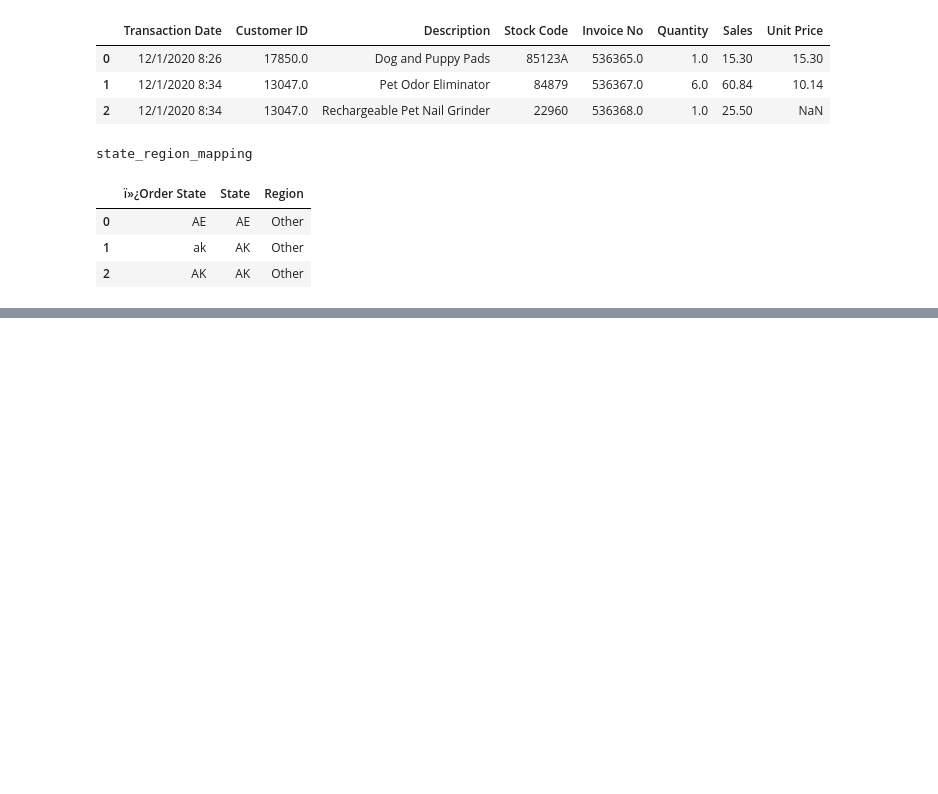
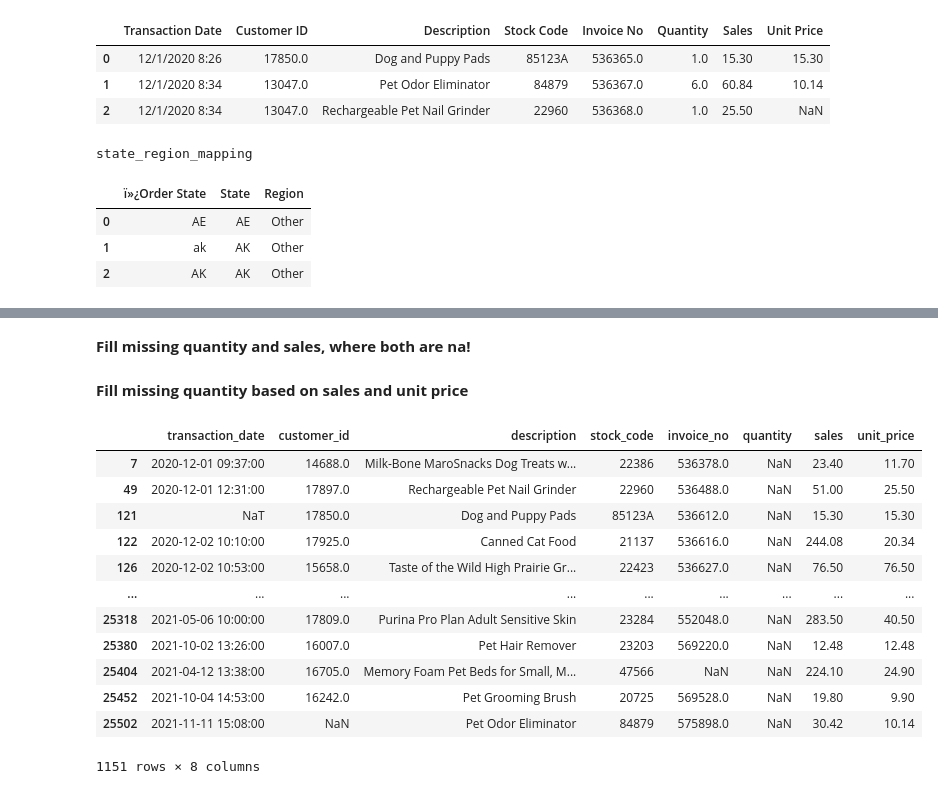
Before and after one commit to bfreiheit/shipping-cost-analysis, a Jupyter notebook: notebooks/etl.ipynb, the cells around one changed output, grey strips where cells are left out. Drawn from its saved outputs; the diff is of its cells as text; code cells hidden in the pictures; blank space fills up the shorter version.

```diff
--- a/notebooks/etl.ipynb
+++ b/notebooks/etl.ipynb
@@ -83,0 +263,41 @@ state = dataframes[file_names[3]]
+# %%
+# first convert 0 values to NA
+transactions["unit_price"] = transactions["unit_price"].apply(lambda x: np.nan if x == 0 else x)
+# %%
+# mapping: only stock code with valid min price
+valid_prices = transactions.dropna(subset=["stock_code", "unit_price"])
+price_map = valid_prices.groupby("stock_code")["unit_price"].min().to_dict()
+
+# fill missing unit prices
+transactions["unit_price"] = transactions["unit_price"].fillna(
+    transactions["stock_code"].map(price_map)
+)
+# %% [markdown]
+**Fill missing quantity and sales, where both are na!**
+# %%
+# fill missing quantity + sales (where both are missing!); assumption: min unit_price = 1 quantity
+def impute_missing_sales_and_quantity(df, price_map):
+    mask = df["quantity"].isna() & df["sales"].isna() & df["stock_code"].notna()
+    df.loc[mask, "quantity"] = 1
+    df.loc[mask, "sales"] = df.loc[mask, "stock_code"].map(price_map)
+    return df
+# %%
+transactions = impute_missing_sales_and_quantity(transactions, price_map=price_map)
+# %% [markdown]
+**Fill missing quantity based on sales and unit price**
+# %%
+transactions[(transactions["quantity"].isna()) & (~transactions["sales"].isna())]
+# %% [output]
+|  | transaction_date | customer_id | description | stock_code | invoice_no | quantity | sales | unit_price |
+| 7 | 2020-12-01 09:37:00 | 14688.0 | Milk-Bone MaroSnacks Dog Treats w... | 22386 | 536378.0 | NaN | 23.40 | 11.70 |
+| 49 | 2020-12-01 12:31:00 | 17897.0 | Rechargeable Pet Nail Grinder | 22960 | 536488.0 | NaN | 51.00 | 25.50 |
+| 121 | NaT | 17850.0 | Dog and Puppy Pads | 85123A | 536612.0 | NaN | 15.30 | 15.30 |
+| 122 | 2020-12-02 10:10:00 | 17925.0 | Canned Cat Food | 21137 | 536616.0 | NaN | 244.08 | 20.34 |
+| 126 | 2020-12-02 10:53:00 | 15658.0 | Taste of the Wild High Prairie Gr... | 22423 | 536627.0 | NaN | 76.50 | 76.50 |
+| ... | ... | ... | ... | ... | ... | ... | ... | ... |
+| 25318 | 2021-05-06 10:00:00 | 17809.0 | Purina Pro Plan Adult Sensitive Skin | 23284 | 552048.0 | NaN | 283.50 | 40.50 |
+| 25380 | 2021-10-02 13:26:00 | 16007.0 | Pet Hair Remover | 23203 | 569220.0 | NaN | 12.48 | 12.48 |
+| 25404 | 2021-04-12 13:38:00 | 16705.0 | Memory Foam Pet Beds for Small, M... | 47566 | NaN | NaN | 224.10 | 24.90 |
+| 25452 | 2021-10-04 14:53:00 | 16242.0 | Pet Grooming Brush | 20725 | 569528.0 | NaN | 19.80 | 9.90 |
+| 25502 | 2021-11-11 15:08:00 | NaN | Pet Odor Eliminator | 84879 | 575898.0 | NaN | 30.42 | 10.14 |
+1151 rows × 8 columns
```
Also changed, not shown: parts of 44 cells of this notebook.
